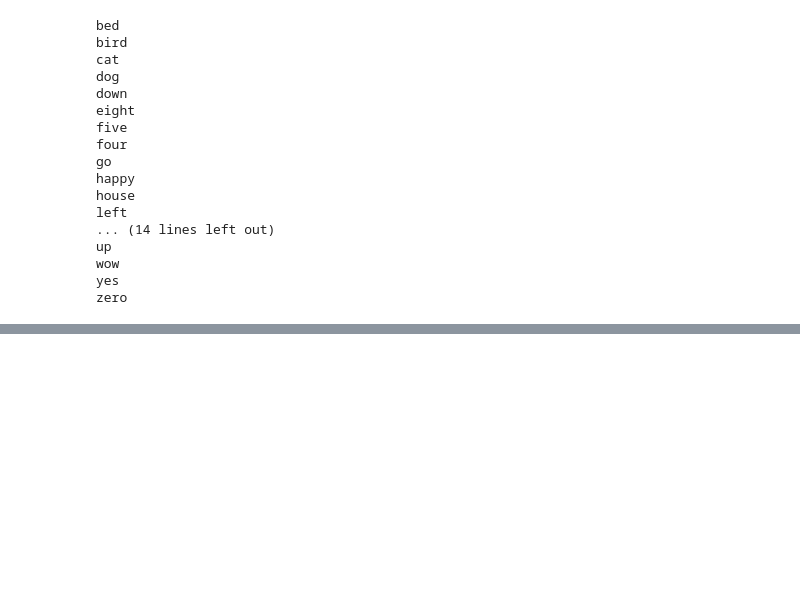
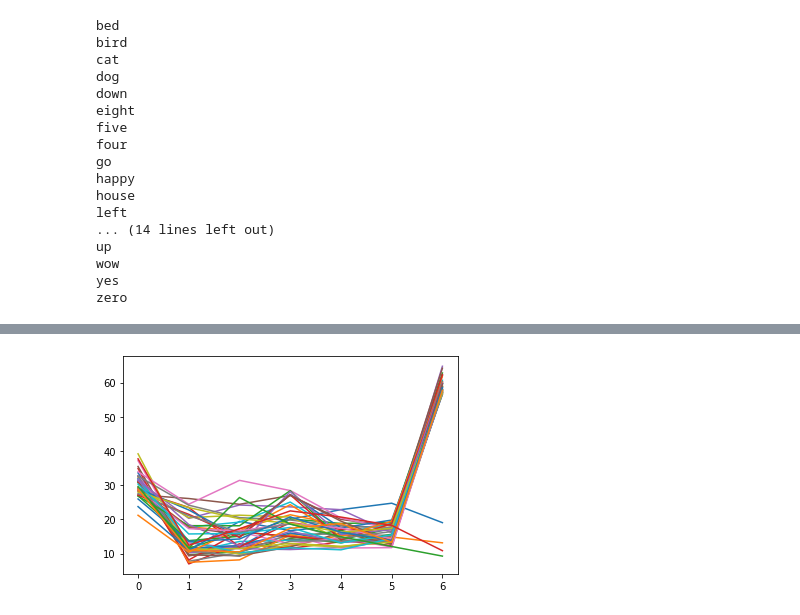
Before and after one commit to cocoalex00/Speech-recognition-COM3025, a Jupyter notebook: LSTM-CNN.ipynb, the cells around one changed output, grey strips where cells are left out. Drawn from its saved outputs; the diff is of its cells as text; code cells hidden in the pictures; blank space fills up the shorter version.

```diff
--- a/LSTM-CNN.ipynb
+++ b/LSTM-CNN.ipynb
@@ -98,0 +85,5 @@ for t in train:
+# %%
+plt.plot(sc)
+plt.show()
+# %% [output]
+[figure, added]
```
Also changed, not shown: parts of 5 cells of this notebook.
